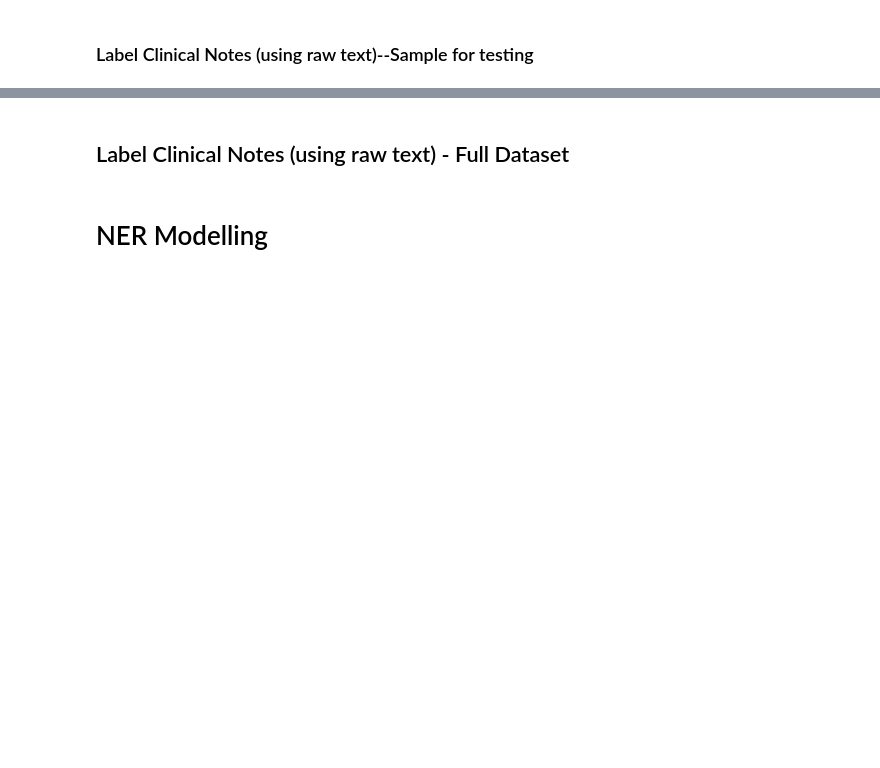
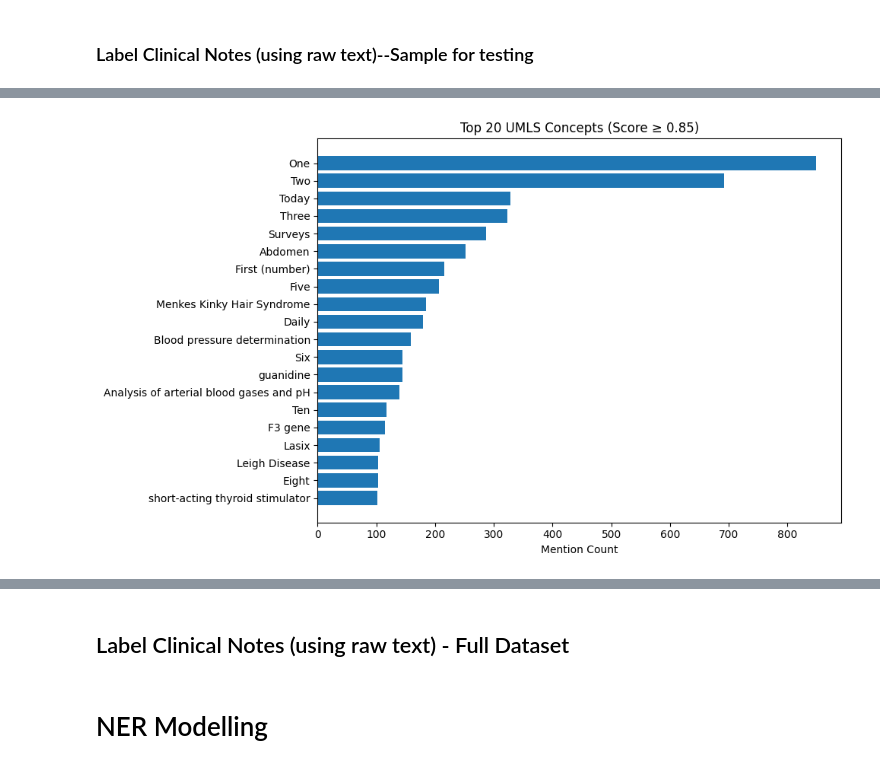
Before and after one commit to April-Taylor/NLP-Qualifications-Project, a Jupyter notebook: Revised_Paired_MIMIC_NLP_ATaylor_Project.ipynb, the cells around one changed output, grey strips where cells are left out. Cells and saved outputs as stored; diff of their text form; code cells hidden in the pictures; blank space fills up the shorter version.

```diff
--- a/Revised_Paired_MIMIC_NLP_ATaylor_Project.ipynb
+++ b/Revised_Paired_MIMIC_NLP_ATaylor_Project.ipynb
@@ -1710,0 +1769,16 @@ cui_summary.head()
+# %%
+import matplotlib.pyplot as plt
+
+def plot_top_umls(summary_df, top_n=20):
+    top = summary_df.head(top_n)
+    plt.figure(figsize=(10, 6))
+    plt.barh(top["name"], top["count"])
+    plt.gca().invert_yaxis()
+    plt.xlabel("Mention Count")
+    plt.title(f"Top {top_n} UMLS Concepts (Score ≥ 0.85)")
+    plt.tight_layout()
+    plt.show()
+
+plot_top_umls(summary)
+# %% [output]
+[figure, added]
```
Also changed, not shown: parts of 26 cells of this notebook, 1 other file.
